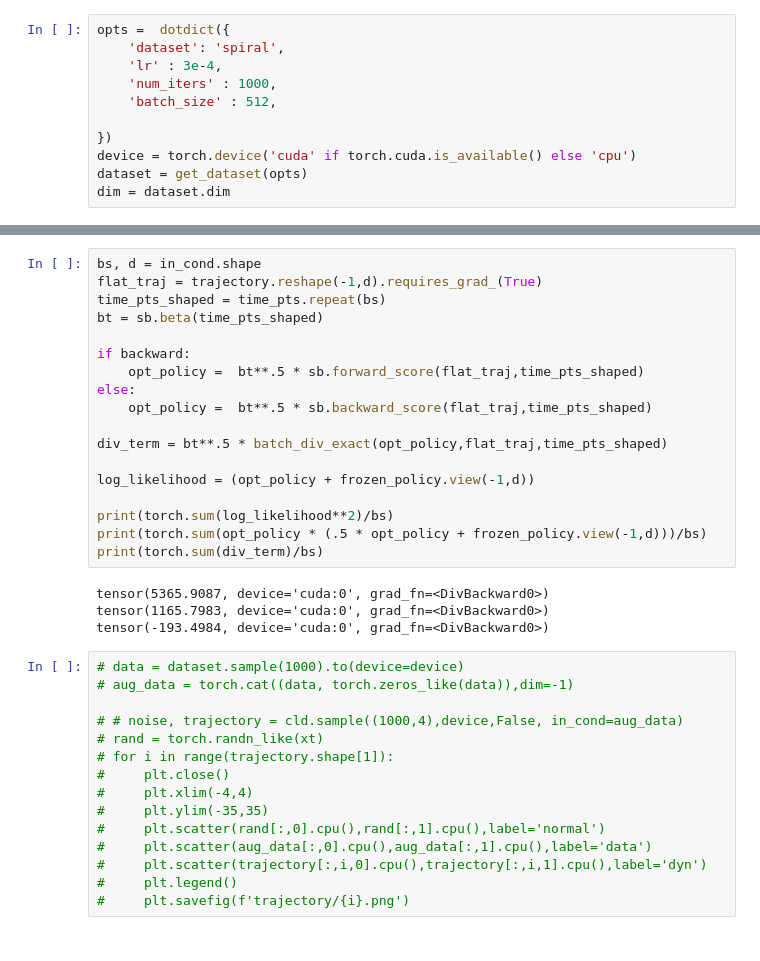
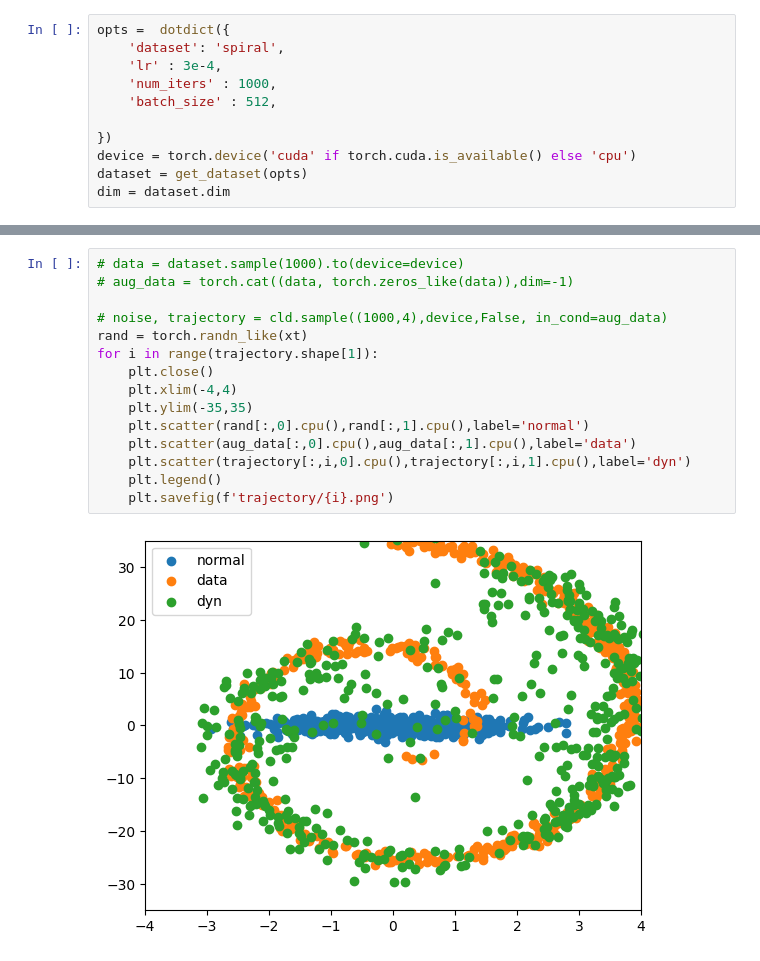
Before and after one commit to KevinRojas1499/variational-sb, a Jupyter notebook: sb_tutorial.ipynb, the cells around one changed output, grey strips where cells are left out. Saved outputs shown, nothing was run; the diff lists cells and outputs as text.

```diff
--- a/sb_tutorial.ipynb
+++ b/sb_tutorial.ipynb
@@ -77,37 +73,17 @@ tensor(379.5064, device='cuda:0', grad_fn=<AddBackward0>)
-# %%
-bs, d = in_cond.shape
-flat_traj = trajectory.reshape(-1,d).requires_grad_(True)
-time_pts_shaped = time_pts.repeat(bs)
-bt = sb.beta(time_pts_shaped)
-
-if backward:
-    opt_policy =  bt**.5 * sb.forward_score(flat_traj,time_pts_shaped)
-else:
-    opt_policy =  bt**.5 * sb.backward_score(flat_traj,time_pts_shaped)
-
-div_term = bt**.5 * batch_div_exact(opt_policy,flat_traj,time_pts_shaped)
-
-log_likelihood = (opt_policy + frozen_policy.view(-1,d))
-
-print(torch.sum(log_likelihood**2)/bs)
-print(torch.sum(opt_policy * (.5 * opt_policy + frozen_policy.view(-1,d)))/bs)
-print(torch.sum(div_term)/bs)
-# %% [output]
-tensor(5365.9087, device='cuda:0', grad_fn=<DivBackward0>)
-tensor(1165.7983, device='cuda:0', grad_fn=<DivBackward0>)
-tensor(-193.4984, device='cuda:0', grad_fn=<DivBackward0>)
 # %%
 # data = dataset.sample(1000).to(device=device)
 # aug_data = torch.cat((data, torch.zeros_like(data)),dim=-1)
 
-# # noise, trajectory = cld.sample((1000,4),device,False, in_cond=aug_data)
-# rand = torch.randn_like(xt)
-# for i in range(trajectory.shape[1]):
-#     plt.close()
-#     plt.xlim(-4,4)
-#     plt.ylim(-35,35)
-#     plt.scatter(rand[:,0].cpu(),rand[:,1].cpu(),label='normal')
-#     plt.scatter(aug_data[:,0].cpu(),aug_data[:,1].cpu(),label='data')
-#     plt.scatter(trajectory[:,i,0].cpu(),trajectory[:,i,1].cpu(),label='dyn')
-#     plt.legend()
-#     plt.savefig(f'trajectory/{i}.png')
+# noise, trajectory = cld.sample((1000,4),device,False, in_cond=aug_data)
+rand = torch.randn_like(xt)
+for i in range(trajectory.shape[1]):
+    plt.close()
+    plt.xlim(-4,4)
+    plt.ylim(-35,35)
+    plt.scatter(rand[:,0].cpu(),rand[:,1].cpu(),label='normal')
+    plt.scatter(aug_data[:,0].cpu(),aug_data[:,1].cpu(),label='data')
+    plt.scatter(trajectory[:,i,0].cpu(),trajectory[:,i,1].cpu(),label='dyn')
+    plt.legend()
+    plt.savefig(f'trajectory/{i}.png')
+# %% [output]
+[figure, added]
```
Also changed, not shown: parts of 4 cells of this notebook, 4 other files.
